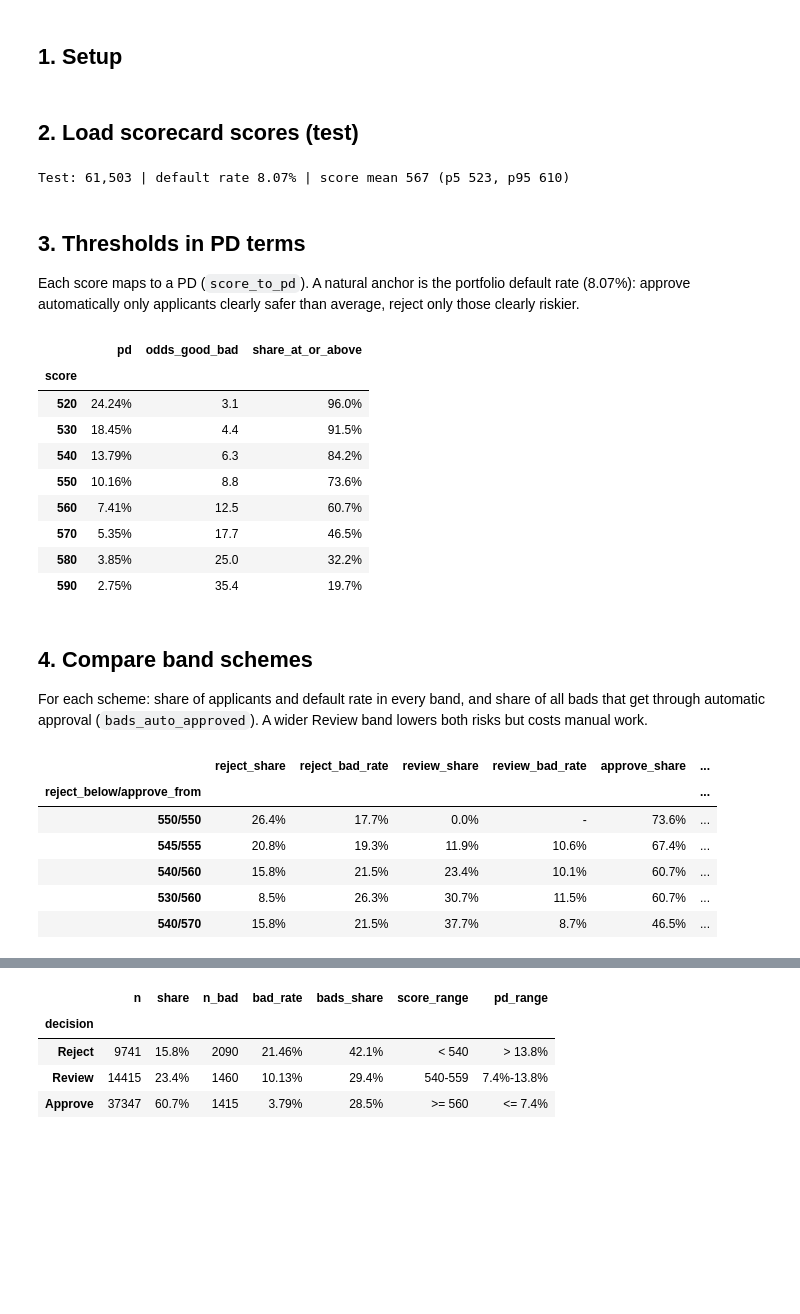
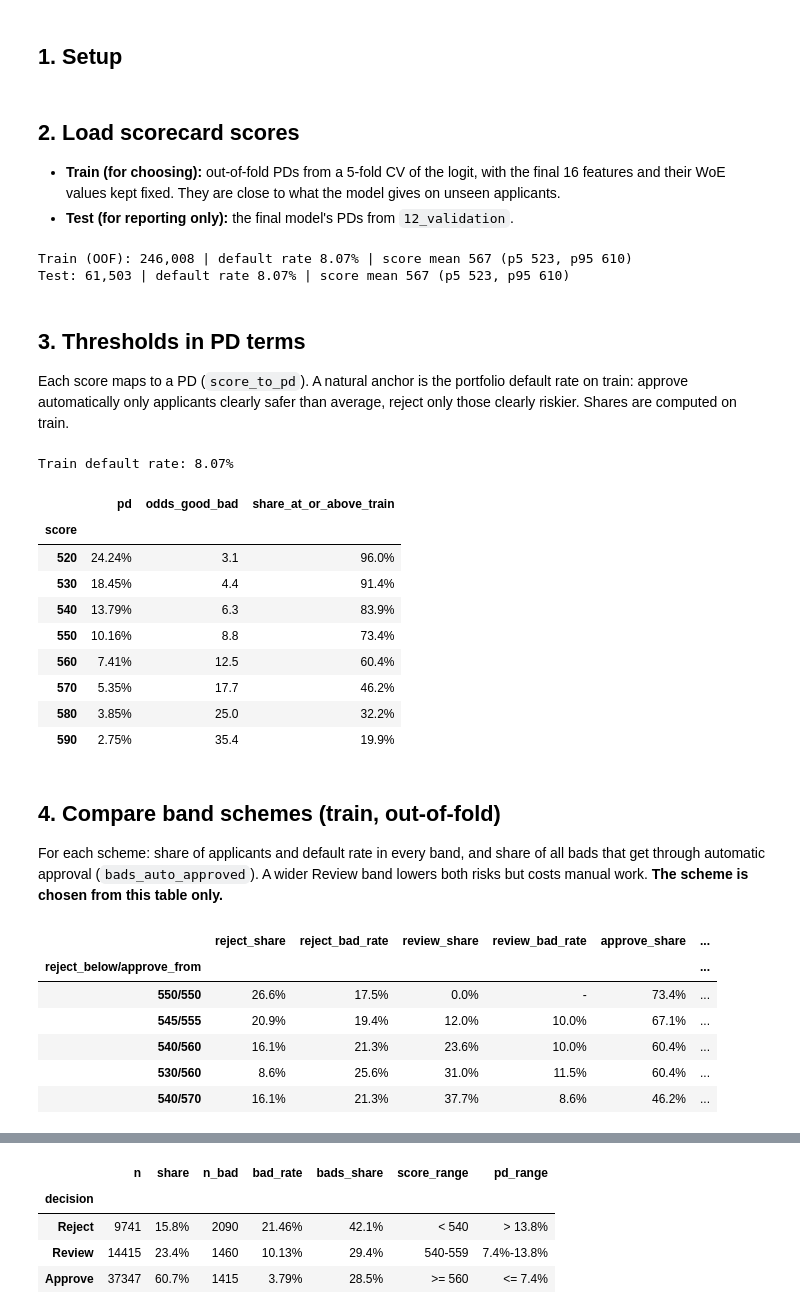
Before and after one commit to maidoanthanhthuy/credit-risk-scorecard, a Jupyter notebook: notebooks/13_cutoff_strategy.ipynb, the cells around one changed output, grey strips where cells are left out. Drawn from its saved outputs; the diff is of its cells as text; code cells hidden in the pictures; blank space fills up the shorter version.

Commit message:
Choose decision thresholds on train out-of-fold scores
Compare cut-off schemes on 5-fold out-of-fold PDs from train and use the
test set only to report the chosen 540/560 scheme.

```diff
--- a/notebooks/13_cutoff_strategy.ipynb
+++ b/notebooks/13_cutoff_strategy.ipynb
@@ -32,14 +34,18 @@ PROJECT_ROOT = Path.cwd().parent
 sys.path.append(str(PROJECT_ROOT))
 
 from src.fairness import age_bands
+from src.model import cross_val_pd
 from src.scorecard import assign_decision, decision_summary, pd_to_score, score_to_pd
 
 DATA_DIR = PROJECT_ROOT / "data"
 OUTPUT_DIR = PROJECT_ROOT / "outputs"
 
+# Out-of-fold PDs on train, used to choose the scheme
+N_FOLDS, SEED = 5, 42
+
 # Candidate schemes (reject_below, approve_from); equal values = plain approve/reject at that cut-off
 SCHEMES = [(550, 550), (545, 555), (540, 560), (530, 560), (540, 570)]
-# Chosen scheme (multiples of 10 so the chart buckets line up)
+# Chosen scheme (multiples of 10 so the chart buckets line up), chosen from the train comparison in section 4
 REJECT_BELOW, APPROVE_FROM = 540, 560
 
 # Decision colors (fixed meaning across the project), muted ink for reference lines
@@ -55,64 +61,84 @@ plt.rcParams.update({
     "grid.linewidth": 0.8,
 })
 # %% [markdown]
-## 2. Load scorecard scores (test)
+## 2. Load scorecard scores
+
+- **Train (for choosing):** out-of-fold PDs from a 5-fold CV of the logit, with the final 16 features and their WoE values kept fixed. They are close to what the model gives on unseen applicants.
+- **Test (for reporting only):** the final model's PDs from `12_validation`.
 # %%
 scaling = pd.read_csv(OUTPUT_DIR / "score_scaling.csv", index_col=0).iloc[:, 0]
 factor, offset = scaling["factor"], scaling["offset"]
+features = pd.read_csv(OUTPUT_DIR / "model_features.csv")["feature"].tolist()
 
+# Train: out-of-fold scores (used to choose the scheme)
+woe_train = pd.read_pickle(DATA_DIR / "woe_train.pkl")
+y_train = woe_train["TARGET"]
+score_train = pd_to_score(cross_val_pd(woe_train[features], y_train, n_splits=N_FOLDS, seed=SEED), factor, offset)
+
+# Test: final model scores (used only to report the chosen scheme)
 pd_all = pd.read_pickle(DATA_DIR / "pd_test_all_models.pkl")
-y = pd_all["TARGET"]
-score = pd_to_score(pd_all["Scorecard"], factor, offset)
+y_test = pd_all["TARGET"]
+score_test = pd_to_score(pd_all["Scorecard"], factor, offset)
+test = pd.read_pickle(DATA_DIR / "test.pkl").loc[score_test.index]
 
-test = pd.read_pickle(DATA_DIR / "test.pkl").loc[score.index]
-print(f"Test: {len(score):,} | default rate {y.mean():.2%} | score mean {score.mean():.0f} "
-      f"(p5 {score.quantile(0.05):.0f}, p95 {score.quantile(0.95):.0f})")
+for name, y_, s in [("Train (OOF)", y_train, score_train), ("Test", y_test, score_test)]:
+    print(f"{name}: {len(s):,} | default rate {y_.mean():.2%} | score mean {s.mean():.0f} "
+          f"(p5 {s.quantile(0.05):.0f}, p95 {s.quantile(0.95):.0f})")
 # %% [output]
+Train (OOF): 246,008 | default rate 8.07% | score mean 567 (p5 523, p95 610)
 Test: 61,503 | default rate 8.07% | score mean 567 (p5 523, p95 610)
 # %% [markdown]
 ## 3. Thresholds in PD terms
 
-Each score maps to a PD (`score_to_pd`). A natural anchor is the portfolio default rate (8.07%): approve automatically only applicants clearly safer than average, reject only those clearly riskier.
+Each score maps to a PD (`score_to_pd`). A natural anchor is the portfolio default rate on train: approve automatically only applicants clearly safer than average, reject only those clearly riskier. Shares are computed on train.
 # %%
+print(f"Train default rate: {y_train.mean():.2%}")
 anchors = pd.Series(range(520, 591, 10), name="score")
 pd.DataFrame({
     "pd": score_to_pd(anchors, factor, offset).to_numpy(),
     "odds_good_bad": (1 / score_to_pd(anchors, factor, offset) - 1).to_numpy(),
-    "share_at_or_above": [(score >= s).mean() for s in anchors],
-}, index=anchors).style.format({"pd": "{:.2%}", "odds_good_bad": "{:.1f}", "share_at_or_above": "{:.1%}"})
+    "share_at_or_above_train": [(score_train >= s).mean() for s in anchors],
+}, index=anchors).style.format({"pd": "{:.2%}", "odds_good_bad": "{:.1f}", "share_at_or_above_train": "{:.1%}"})
 # %% [output]
+Train default rate: 8.07%
-|  | pd | odds_good_bad | share_at_or_above |
+|  | pd | odds_good_bad | share_at_or_above_train |
 | score |  |  |  |
 | 520 | 24.24% | 3.1 | 96.0% |
-| 530 | 18.45% | 4.4 | 91.5% |
-| 540 | 13.79% | 6.3 | 84.2% |
-| 550 | 10.16% | 8.8 | 73.6% |
-| 560 | 7.41% | 12.5 | 60.7% |
-| 570 | 5.35% | 17.7 | 46.5% |
+| 530 | 18.45% | 4.4 | 91.4% |
+| 540 | 13.79% | 6.3 | 83.9% |
+| 550 | 10.16% | 8.8 | 73.4% |
+| 560 | 7.41% | 12.5 | 60.4% |
+| 570 | 5.35% | 17.7 | 46.2% |
 | 580 | 3.85% | 25.0 | 32.2% |
-| 590 | 2.75% | 35.4 | 19.7% |
+| 590 | 2.75% | 35.4 | 19.9% |
 # %% [markdown]
-## 4. Compare band schemes
+## 4. Compare band schemes (train, out-of-fold)
 
-For each scheme: share of applicants and default rate in every band, and share of all bads that get through automatic approval (`bads_auto_approved`). A wider Review band lowers both risks but costs manual work.
+For each scheme: share of applicants and default rate in every band, and share of all bads that get through automatic approval (`bads_auto_approved`). A wider Review band lowers both risks but costs manual work. **The scheme is chosen from this table only.**
 # %%
-def scheme_row(reject_below: float, approve_from: float) -> pd.Series:
+def scheme_row(y: pd.Series, score: pd.Series, reject_below: float, approve_from: float) -> pd.Series:
     """Flatten the decision summary of one scheme into one row."""
     t = decision_summary(y, assign_decision(score, reject_below, approve_from))
     row = {f"{d.lower()}_{c}": t.loc[d, c] for d in t.index for c in ("share", "bad_rate")}
     row["bads_auto_approved"] = t.loc["Approve", "bads_share"]
     return pd.Series(row)
 
 
-schemes = pd.DataFrame({f"{r}/{a}": scheme_row(r, a) for r, a in SCHEMES}).T
-schemes.index.name = "reject_below/approve_from"
-schemes.style.format("{:.1%}", na_rep="-")
+def scheme_table(y: pd.Series, score: pd.Series) -> pd.DataFrame:
+    """Compare all candidate schemes on one sample."""
+    table = pd.DataFrame({f"{r}/{a}": scheme_row(y, score, r, a) for r, a in SCHEMES}).T
+    table.index.name = "reject_below/approve_from"
+    return table
+
+
+schemes_train = scheme_table(y_train, score_train)
+schemes_train.style.format("{:.1%}", na_rep="-")
 # %% [output]
 |  | reject_share | reject_bad_rate | review_share | review_bad_rate | approve_share | ... |
 | reject_below/approve_from |  |  |  |  |  | ... |
-| 550/550 | 26.4% | 17.7% | 0.0% | - | 73.6% | ... |
-| 545/555 | 20.8% | 19.3% | 11.9% | 10.6% | 67.4% | ... |
-| 540/560 | 15.8% | 21.5% | 23.4% | 10.1% | 60.7% | ... |
-| 530/560 | 8.5% | 26.3% | 30.7% | 11.5% | 60.7% | ... |
-| 540/570 | 15.8% | 21.5% | 37.7% | 8.7% | 46.5% | ... |
+| 550/550 | 26.6% | 17.5% | 0.0% | - | 73.4% | ... |
+| 545/555 | 20.9% | 19.4% | 12.0% | 10.0% | 67.1% | ... |
+| 540/560 | 16.1% | 21.3% | 23.6% | 10.0% | 60.4% | ... |
+| 530/560 | 8.6% | 25.6% | 31.0% | 11.5% | 60.4% | ... |
+| 540/570 | 16.1% | 21.3% | 37.7% | 8.6% | 46.2% | ... |
 # %% [markdown]
```
Also changed, not shown: parts of 8 cells of this notebook, 5 other files.
